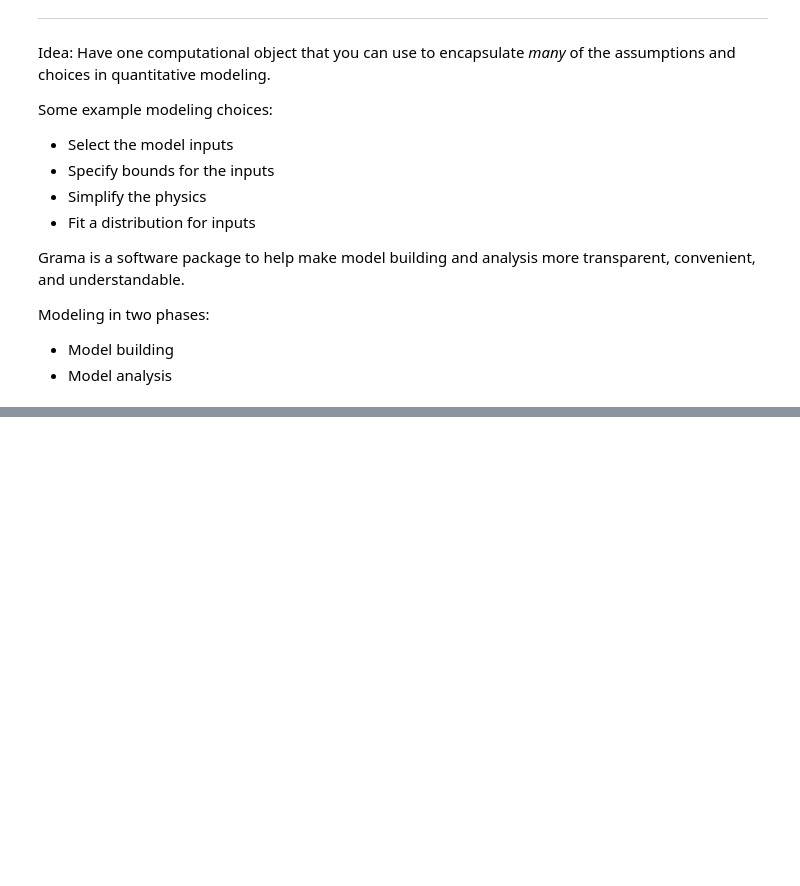
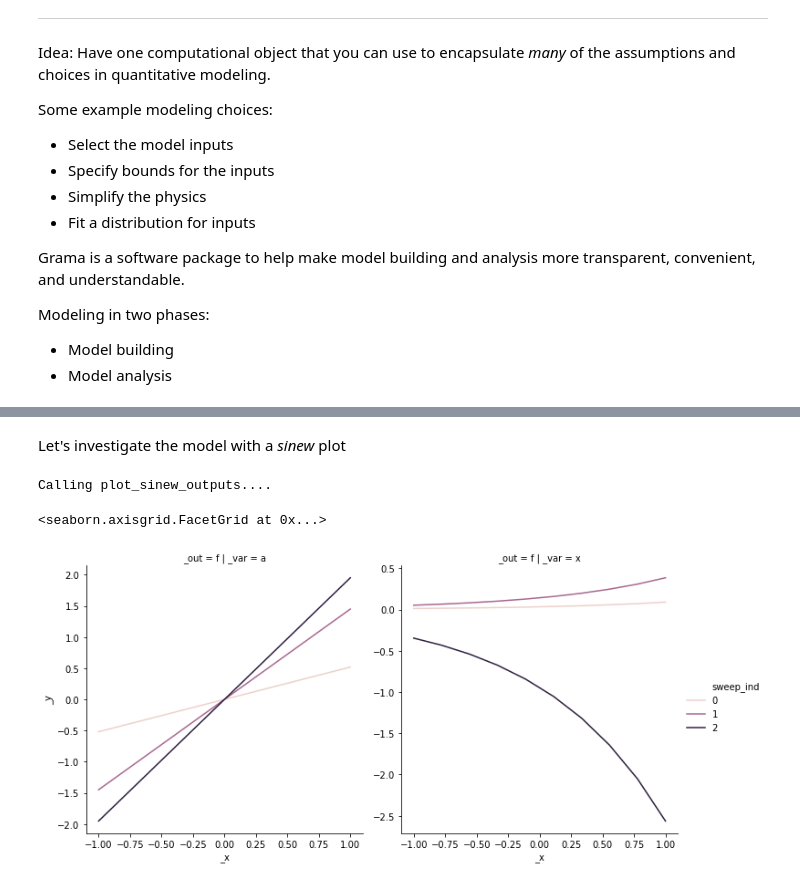
Before and after one commit to zdelrosario/pdo-notes, a Jupyter notebook: day4.ipynb, the cells around one changed output, grey strips where cells are left out. Saved outputs shown, nothing was run; the diff lists cells and outputs as text; code cells hidden in the pictures; blank space fills up the shorter version.

```diff
--- a/day4.ipynb
+++ b/day4.ipynb
@@ -76,0 +270,7 @@ md_RLC_det = (
+# %%
+##
+from grama.models import make_trajectory_linear
+from grama.data import df_trajectory_windowed
+
+md_trajectory = make_trajectory_linear()
+md_trajectory.printpretty()
@@ -76,0 +294,3 @@ md_RLC_det = (
+# %%
+md_fit = gr.fit_nls(df_trajectory_windowed, md_trajectory)
+md_fit.printpretty()
@@ -76,0 +355,18 @@ md_RLC_det = (
+# %%
+md_exponential = (
+    gr.Model("")
+    >> gr.cp_vec_function(
+        fun=lambda df: gr.df_make(
+            f=df.a * np.exp(df.x)
+        ),
+        var=["a", "x"],
+        out=["f"],
+        name="Exponential"
+    )
+    >> gr.cp_bounds(
+        a=(-1, +1),
+        x=(-1, +1),
+    )
+)
+
+md_exponential.printpretty()
@@ -76,0 +385,12 @@ md_RLC_det = (
+# %% [markdown]
+Let's investigate the model with a *sinew* plot
+# %%
+(
+    md_exponential
+    >> gr.ev_sinews(df_det="swp", seed=101)
+    >> gr.pt_auto()
+)
+# %% [output]
+Calling plot_sinew_outputs....
+<seaborn.axisgrid.FacetGrid at 0x...>
+[figure, added]
```
Also changed, not shown: parts of 34 cells of this notebook.
